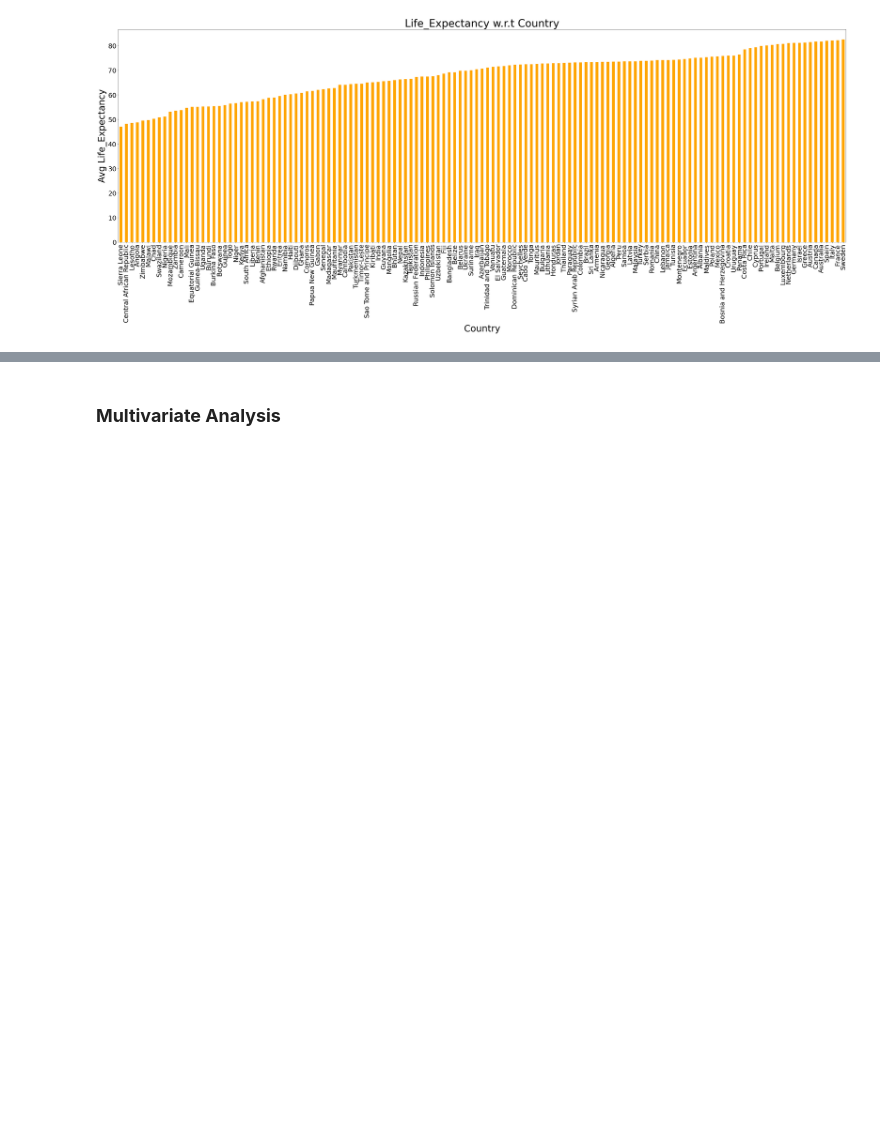
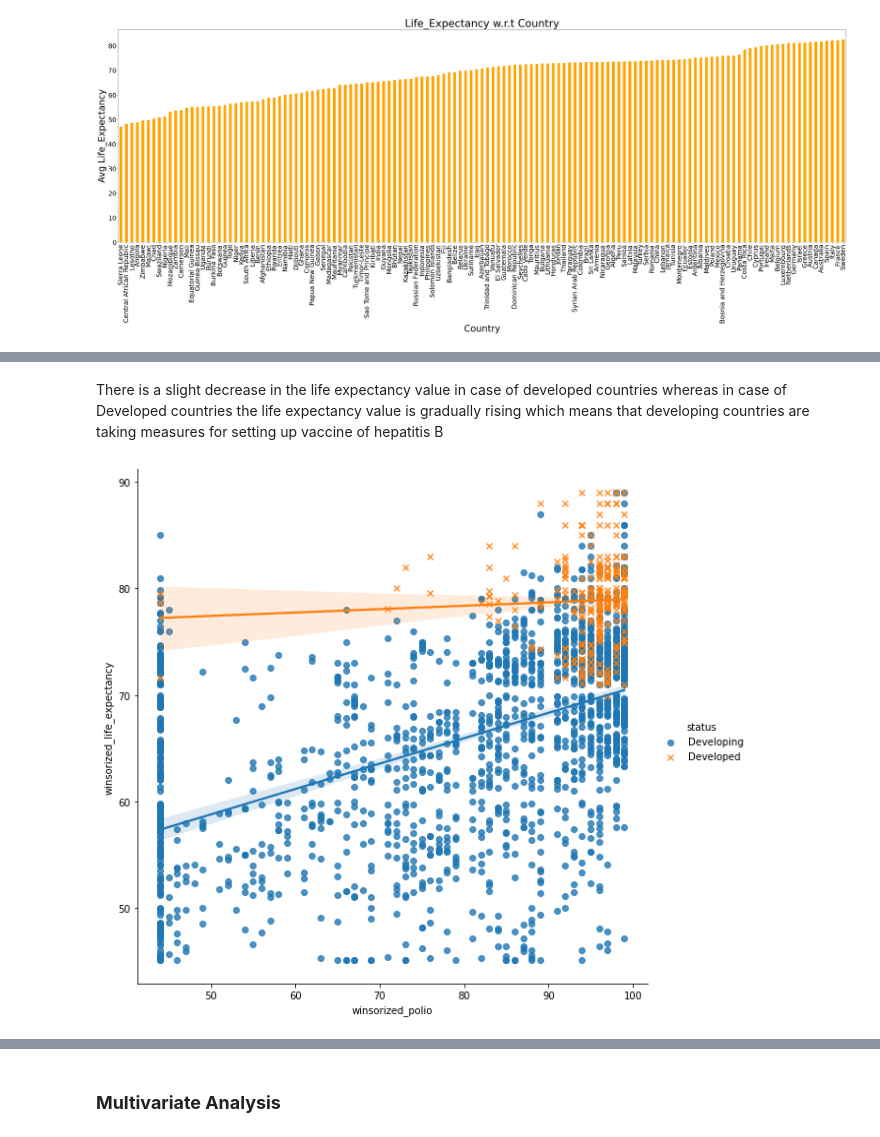
Before and after one commit to notShyam7/life-expectancy, a Jupyter notebook: LifeExpectancy.ipynb, the cells around one changed output, grey strips where cells are left out. Saved outputs shown, nothing was run; the diff lists cells and outputs as text; code cells hidden in the pictures; blank space fills up the shorter version.

```diff
--- a/LifeExpectancy.ipynb
+++ b/LifeExpectancy.ipynb
@@ -724,0 +731,6 @@ plt.show()
+# %% [markdown]
+There is a slight decrease in the life expectancy value in case of developed countries whereas in case of Developed countries the life expectancy value is gradually rising which means that developing countries are taking measures for setting up vaccine of hepatitis B
+# %%
+sns.pairplot(life, x_vars=["winsorized_polio"], y_vars=["winsorized_life_expectancy"], hue="status", markers=["o", "x"], height=8, kind="reg");
+# %% [output]
+[figure, added]
```
Also changed, not shown: parts of 13 cells of this notebook.
